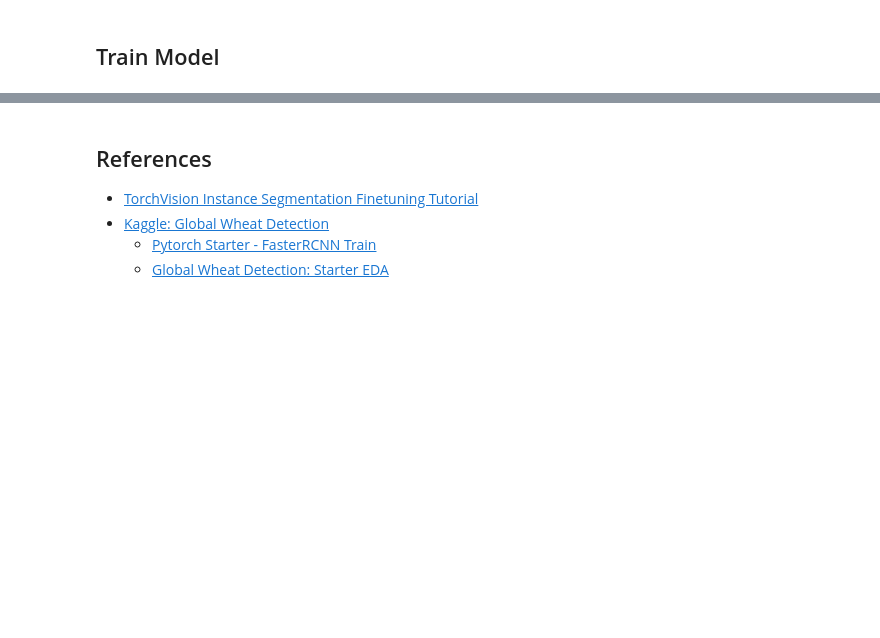
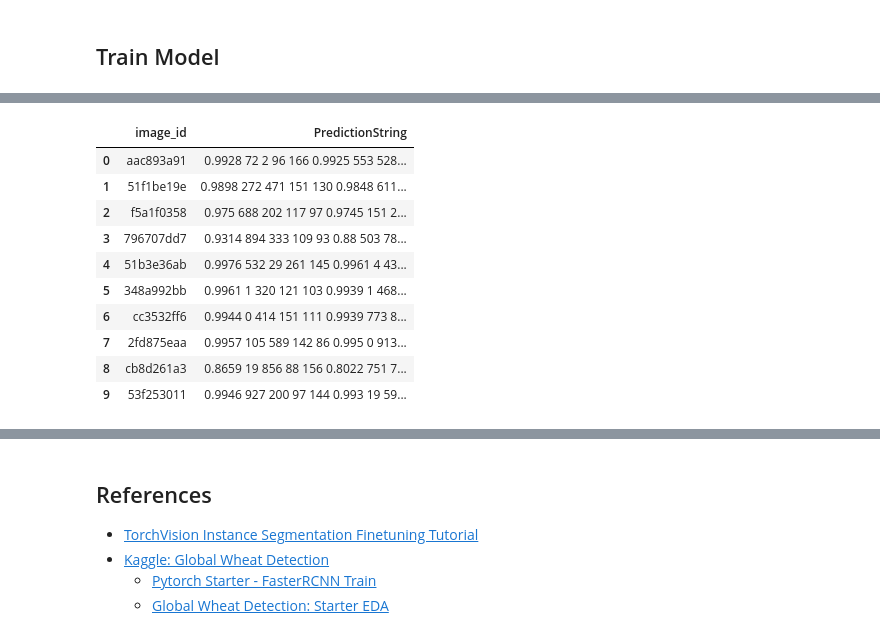
Before and after one commit to ikuokuo/start-pytorch, a Jupyter notebook: docs/torchvision/finetuning_object_detection/torchvision_finetuning_object_detection.ipynb, the cells around one changed output, grey strips where cells are left out. Saved outputs shown, nothing was run; the diff lists cells and outputs as text; code cells hidden in the pictures; blank space fills up the shorter version.

```diff
--- a/docs/torchvision/finetuning_object_detection/torchvision_finetuning_object_detection.ipynb
+++ b/docs/torchvision/finetuning_object_detection/torchvision_finetuning_object_detection.ipynb
@@ -434,0 +708,15 @@ for epoch in range(num_epochs):
+# %%
+test_df = pd.DataFrame(results, columns=['image_id', 'PredictionString'])
+test_df
+# %% [output]
+|  | image_id | PredictionString |
+| 0 | aac893a91 | 0.9928 72 2 96 166 0.9925 553 528... |
+| 1 | 51f1be19e | 0.9898 272 471 151 130 0.9848 611... |
+| 2 | f5a1f0358 | 0.975 688 202 117 97 0.9745 151 2... |
+| 3 | 796707dd7 | 0.9314 894 333 109 93 0.88 503 78... |
+| 4 | 51b3e36ab | 0.9976 532 29 261 145 0.9961 4 43... |
+| 5 | 348a992bb | 0.9961 1 320 121 103 0.9939 1 468... |
+| 6 | cc3532ff6 | 0.9944 0 414 151 111 0.9939 773 8... |
+| 7 | 2fd875eaa | 0.9957 105 589 142 86 0.995 0 913... |
+| 8 | cb8d261a3 | 0.8659 19 856 88 156 0.8022 751 7... |
+| 9 | 53f253011 | 0.9946 927 200 97 144 0.993 19 59... |
```
Also changed, not shown: parts of 55 cells of this notebook, 2 other files.
